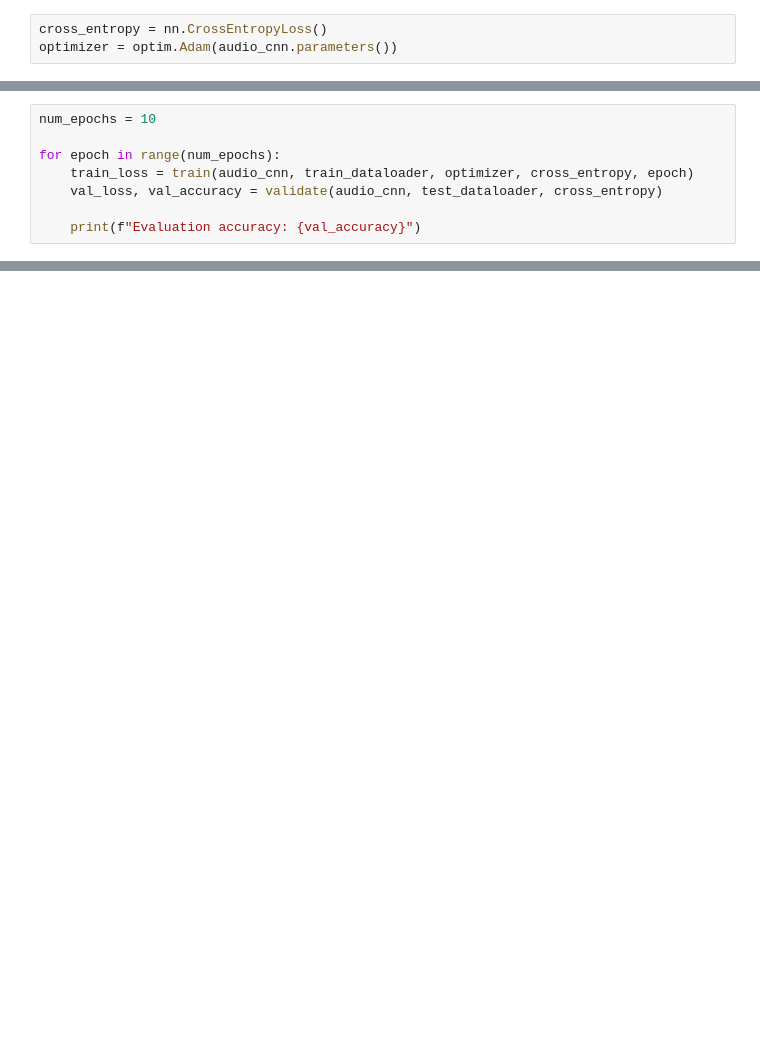
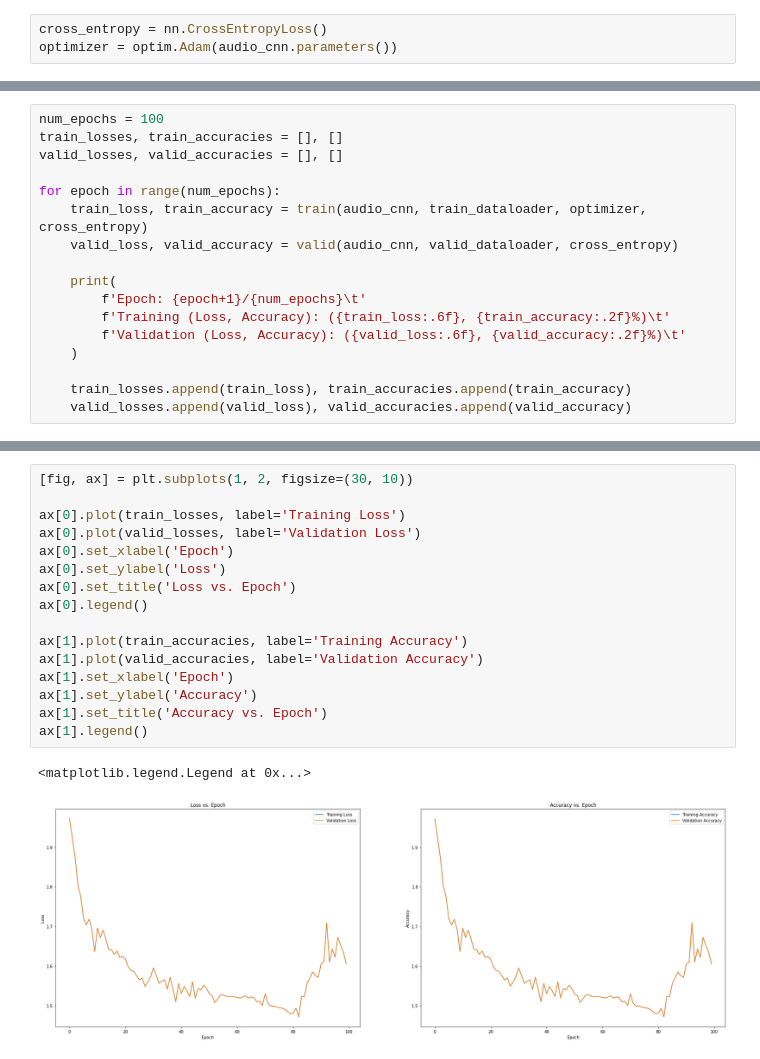
Before and after one commit to relaxxpls/IE643-Deep-Learning, a Jupyter notebook: Challenge/solve.ipynb, the cells around one changed output, grey strips where cells are left out. Drawn from its saved outputs; the diff is of its cells as text; blank space fills up the shorter version.

```diff
--- a/Challenge/solve.ipynb
+++ b/Challenge/solve.ipynb
@@ -185,8 +303,0 @@ def validate(model, val_loader, criterion):
-# %%
-num_epochs = 10
-
-for epoch in range(num_epochs):
-    train_loss = train(audio_cnn, train_dataloader, optimizer, cross_entropy, epoch)
-    val_loss, val_accuracy = validate(audio_cnn, test_dataloader, cross_entropy)
-
-    print(f"Evaluation accuracy: {val_accuracy}")
@@ -194,0 +304,17 @@ NameError: name 'train_dataloader' is not defined
+# %%
+num_epochs = 100
+train_losses, train_accuracies = [], []
+valid_losses, valid_accuracies = [], []
+
+for epoch in range(num_epochs):
+    train_loss, train_accuracy = train(audio_cnn, train_dataloader, optimizer, cross_entropy)
+    valid_loss, valid_accuracy = valid(audio_cnn, valid_dataloader, cross_entropy)
+
+    print(
+        f'Epoch: {epoch+1}/{num_epochs}\t'
+        f'Training (Loss, Accuracy): ({train_loss:.6f}, {train_accuracy:.2f}%)\t'
+        f'Validation (Loss, Accuracy): ({valid_loss:.6f}, {valid_accuracy:.2f}%)\t'
+    )
+
+    train_losses.append(train_loss), train_accuracies.append(train_accuracy)
+    valid_losses.append(valid_loss), valid_accuracies.append(valid_accuracy)
@@ -194,0 +339,19 @@ NameError: name 'train_dataloader' is not defined
+# %%
+[fig, ax] = plt.subplots(1, 2, figsize=(30, 10))
+
+ax[0].plot(train_losses, label='Training Loss')
+ax[0].plot(valid_losses, label='Validation Loss')
+ax[0].set_xlabel('Epoch')
+ax[0].set_ylabel('Loss')
+ax[0].set_title('Loss vs. Epoch')
+ax[0].legend()
+
+ax[1].plot(train_accuracies, label='Training Accuracy')
+ax[1].plot(valid_accuracies, label='Validation Accuracy')
+ax[1].set_xlabel('Epoch')
+ax[1].set_ylabel('Accuracy')
+ax[1].set_title('Accuracy vs. Epoch')
+ax[1].legend()
+# %% [output]
+<matplotlib.legend.Legend at 0x...>
+[figure, added]
```
Also changed, not shown: parts of 17 cells of this notebook.
